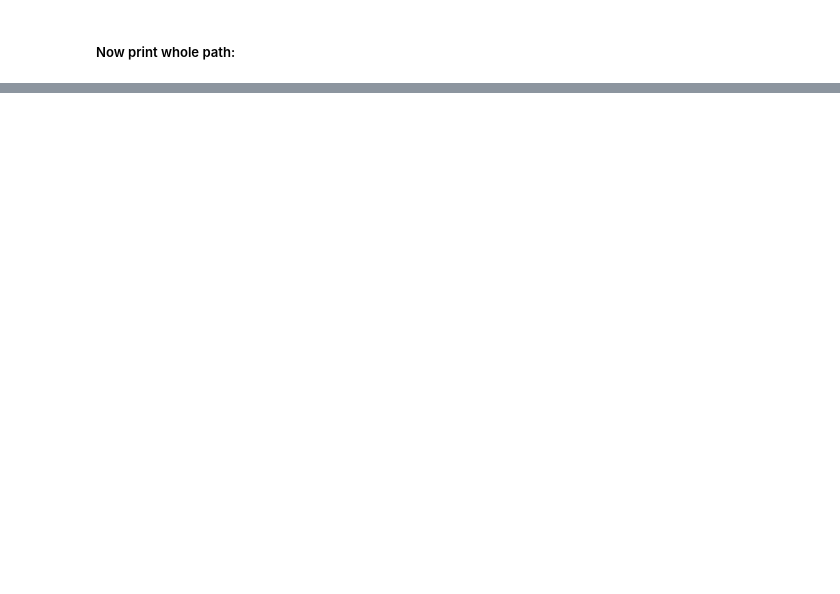
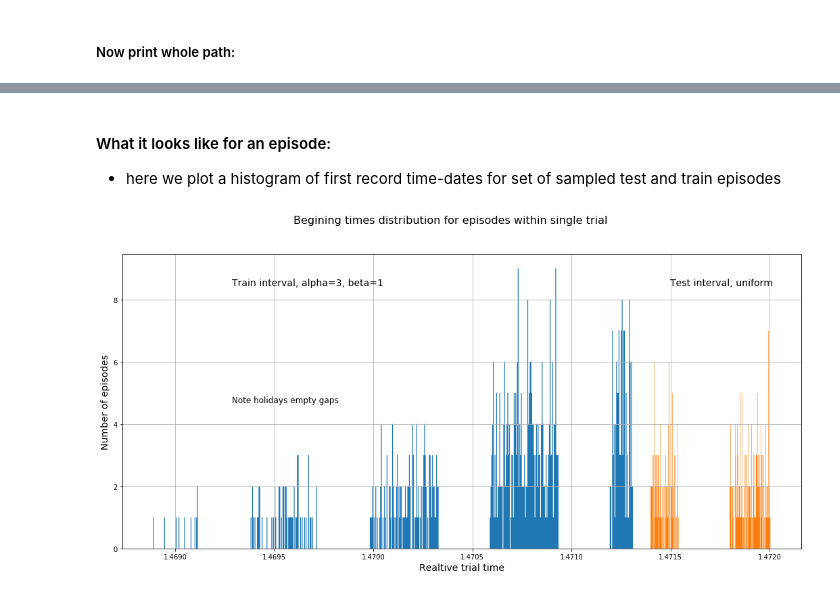
Before and after one commit to Kismuz/btgym, a Jupyter notebook: examples/data_domain_api_intro.ipynb, the cells around one changed output, grey strips where cells are left out. Cells and saved outputs as stored; diff of their text form; code cells hidden in the pictures; blank space fills up the shorter version.

Commit message:
data_api example mod

```diff
--- a/examples/data_domain_api_intro.ipynb
+++ b/examples/data_domain_api_intro.ipynb
@@ -48,5 +90,11 @@ domain.reset()
 # %% [markdown]
 ##### Sample trial from source domain:
 # %%
-trial= domain.sample(sample_type=0)
+trial= domain.sample(
+    get_new=True,
+    sample_type=0,
+    b_alpha=1,
+    b_beta=1
+)
+
 trial.reset()
@@ -95,0 +196,40 @@ print('got instance of: {},\n...wich ready to be fed to bt.Cerebro'.format(type(
+# %% [markdown]
+#### What it looks like for an episode:
+- here we plot a histogram of first record time-dates for set of sampled test and train episodes
+# %%
+# Suppose Trial is ready, if no - use cells above to get one
+
+trial.set_logger(level=13) # make it qiuet
+
+train_num_samples = 600
+test_num_samples = 300
+
+# Beta distribution paramters:
+alpha = 3 # give priority to recent samples
+beta = 1
+
+train_start = np.zeros(train_num_samples)
+test_start = np.zeros(test_num_samples)
+
+# Sample train episode and get time of first record as some realtive number:
+for i in range(train_num_samples):
+    train_start[i] = trial.sample(True, 0, alpha, beta).data[0:1].index[0].value / 1e18
+
+# Sample test episode and get time of first record as number:
+for i in range(test_num_samples):
+    test_start[i] = trial.sample(True, 1, alpha, beta).data[0:1].index[0].value / 1e18
+
+
+fig = plt.figure(1, figsize=(18,8))
+plt.suptitle('Begining times distribution for episodes within single trial', fontsize=16)
+plt.xlabel('Realtive trial time', fontsize=14)
+plt.ylabel('Number of episodes', fontsize=14)
+fig.text(0.25, 0.8, 'Train interval, alpha={}, beta={}'.format(alpha, beta), fontsize=14)
+fig.text(0.75, 0.8, 'Test interval, uniform', fontsize=14)
+fig.text(0.25, 0.5, 'Note holidays empty gaps', fontsize=12)
+
+plt.grid(True)
+fig = plt.hist(train_start, histtype='stepfilled', bins=train_num_samples)
+fig = plt.hist(test_start, histtype='stepfilled', bins=test_num_samples)
+# %% [output]
+[figure, added]
```
Also changed, not shown: parts of 21 cells of this notebook, 9 other files.
